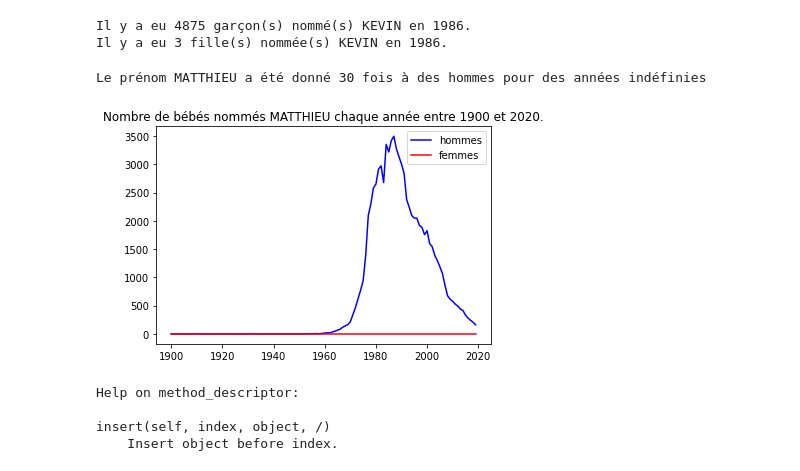
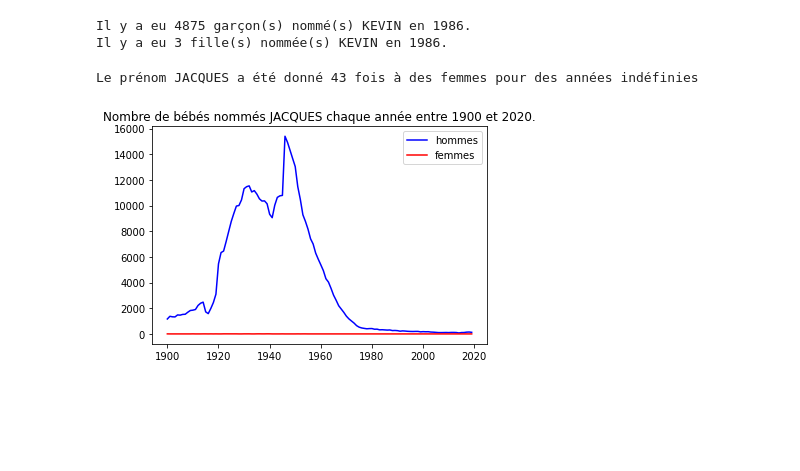
Before and after one commit to MatthieuRodet/ProjetStatistique, a Jupyter notebook: Projet.ipynb, the cells around one changed output. Saved outputs shown, nothing was run; the diff lists cells and outputs as text; code cells hidden in the pictures; blank space fills up the shorter version.

```diff
--- a/Projet.ipynb
+++ b/Projet.ipynb
@@ -52,42 +72,33 @@ def plotNumberByYear(dataBase, name):
 
     allName['annais'] = allName['annais'].astype(int)
 
     X_M = [x for x in allName[allName.sexe==1].annais.array]
     Y_M = [y for y in allName[allName.sexe==1].nombre.array]
     X_F = [x for x in allName[allName.sexe==2].annais.array]
     Y_F = [y for y in allName[allName.sexe==2].nombre.array]
 
     for i in range(1900,2020):
         if not i in X_M:
             Y_M.insert(i-1900, 0)
         if not i in X_F:
             Y_F.insert(i-1900, 0)
     X = [i for i in range(1900, 2020)]
     if not 2050 in X_M :
         Y_M.append(0)
     if not 2050 in X_F :
         Y_F.append(0)
 
 
     males, = plt.plot(X, Y_M[:-1], c = 'blue')
     females, = plt.plot(X, Y_F[:-1], c = 'red')
     plt.legend([males, females], ['hommes', 'femmes'])
     plt.title("Nombre de bébés nommés " + name + " chaque année entre 1900 et 2020.")
     if Y_M[-1] != 0 :
         print("Le prénom " + name + " a été donné " + str(Y_M[-1]) + " fois à des hommes pour des années indéfinies")
     if Y_F[-1] != 0 :
         print("Le prénom " + name + " a été donné " + str(Y_F[-1]) + " fois à des femmes pour des années indéfinies")
 
-    plt.show()
-
-plotNumberByYear(prenoms, "MATTHIEU")
+plotNumberByYear(prenoms, "JACQUES")
 # %% [output]
-Le prénom MATTHIEU a été donné 30 fois à des hommes pour des années indéfinies
+Le prénom JACQUES a été donné 43 fois à des femmes pour des années indéfinies
-[figure, old version]
+[figure, new version]
-# %%
-help(list.insert)
-# %% [output]
-Help on method_descriptor:
-
-insert(self, index, object, /)
-    Insert object before index.
```
Also changed, not shown: parts of 2 cells of this notebook.
